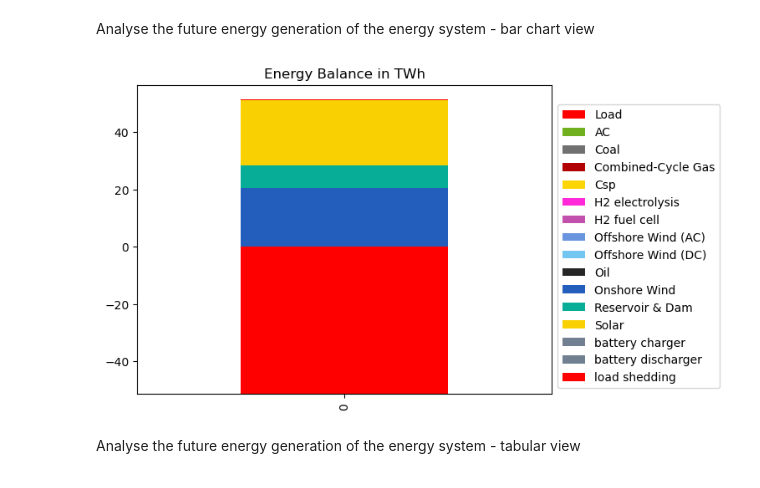
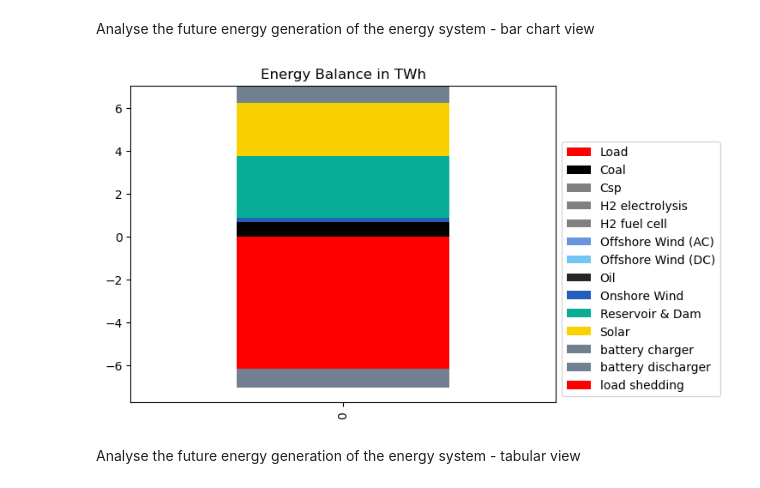
Before and after one commit to pypsa-meets-earth/documentation, a Jupyter notebook: notebooks/network_analysis.ipynb, the cells around one changed output. Drawn from its saved outputs; the diff is of its cells as text; code cells hidden in the pictures.

Commit message:
network_analysis done

```diff
--- a/notebooks/network_analysis.ipynb
+++ b/notebooks/network_analysis.ipynb
@@ -73,0 +70,5 @@ onwind_path = PARENT + f"resources/{scenario_subpath}renewable_profiles/profile_
+# %%
+RDIR = (run.get("name") or "").strip()
+RDIR = (RDIR + "/") if RDIR else ""
+
+elec_dir = os.path.join(PARENT, results_dir, RDIR, "networks")
@@ -73,0 +108,5 @@ onwind_path = PARENT + f"resources/{scenario_subpath}renewable_profiles/profile_
+# %%
+patterns = [
+    os.path.join(elec_dir, f"elec_s{simpl}_{clusters}_ec_l{ll}_{opts}.nc"),
+    os.path.join(elec_dir, f"elec_s{simpl}_{clusters}_ec_l{ll}_{opts}_*.nc"),
+]
@@ -73,0 +115,23 @@ onwind_path = PARENT + f"resources/{scenario_subpath}renewable_profiles/profile_
+# %%
+all_matches = []
+for pat in patterns:
+    all_matches.extend(glob.glob(pat))
+
+# remove duplicates
+all_matches = sorted(set(all_matches), key=os.path.getmtime)
+
+if not all_matches:
+    recent = sorted(
+        glob.glob(os.path.join(PARENT, results_dir, "**", "*.nc"), recursive=True),
+        key=os.path.getmtime
+    )[-20:]
+    recent_txt = "\n".join(os.path.relpath(p, PARENT) for p in recent) or "(none)"
+    raise FileNotFoundError(
+        "No network matched.\n"
+        "Here are the last few .nc files under results/:\n"
+        f"{recent_txt}"
+    )
+
+print("Found networks:")
+for m in all_matches:
+    print("-", os.path.relpath(m, PARENT))
@@ -75,7 +142,10 @@ onwind_path = PARENT + f"resources/{scenario_subpath}renewable_profiles/profile_
 ## Energy system analysis setup - power and energy generation
 # %%
 warnings.simplefilter(action='ignore', category=FutureWarning)
-n = pypsa.Network(results_path)
+logging.getLogger("pypsa.io").setLevel(logging.ERROR) # ignore warnings
+
+chosen = all_matches[-1]  # choose newest one
+n = pypsa.Network(chosen)
 regions_onshore = gpd.read_file(regions_onshore_path)
 country_coordinates = regions_onshore.total_bounds[[0, 2, 1, 3]]
 warnings.simplefilter(action='default', category=FutureWarning)
@@ -325,43 +383,43 @@ dtype: float64
 # %% [markdown]
 Analyse the future energy generation of the energy system - bar chart view
 # %%
-colors = {key.lower(): value.lower() for key, value in config["plotting"]["tech_colors"].items()}
-nice_names = {value.lower(): key for key, value in config["plotting"]["nice_names"].items()}
+colors = {key.lower(): value.lower() for key, value in cfg["plotting"]["tech_colors"].items()}
+nice_names = {value.lower(): key for key, value in cfg["plotting"]["nice_names"].items()}
 
 rename_cols = {
     '-': 'Load',
     'load': 'load shedding',
 }
 
 energy_balance = (
     n.statistics.energy_balance()
     .loc[:, :, "AC"]
     .groupby("carrier")
     .sum()
     .div(1e6)
     .to_frame()
     .T
     .rename(columns=rename_cols)
 )
 
 # color-matching
 color_list = []
 for col in energy_balance.columns:
     original_name = col.lower()
     key_name = nice_names.get(original_name, original_name)
     color = colors.get(key_name.lower(), 'gray')
     color_list.append(color)
 
 
 fig, ax = plt.subplots()
 energy_balance.plot.bar(stacked=True, ax=ax, title="Energy Balance in TWh", color=color_list)
 handles, labels = ax.get_legend_handles_labels()
-nice_labels = [config["plotting"]["nice_names"].get(label, label) for label in energy_balance.columns]
+nice_labels = [cfg["plotting"]["nice_names"].get(label, label) for label in energy_balance.columns]
 ax.legend(handles, nice_labels, bbox_to_anchor=(1, 0), loc="lower left", title=None, ncol=1)
 
 plt.show()
 # %% [output]
-[figure, old version]
+[figure, new version]
 # %% [markdown]
 Analyse the future energy generation of the energy system - tabular view
 # %%
```
Also changed, not shown: parts of 30 cells of this notebook.
